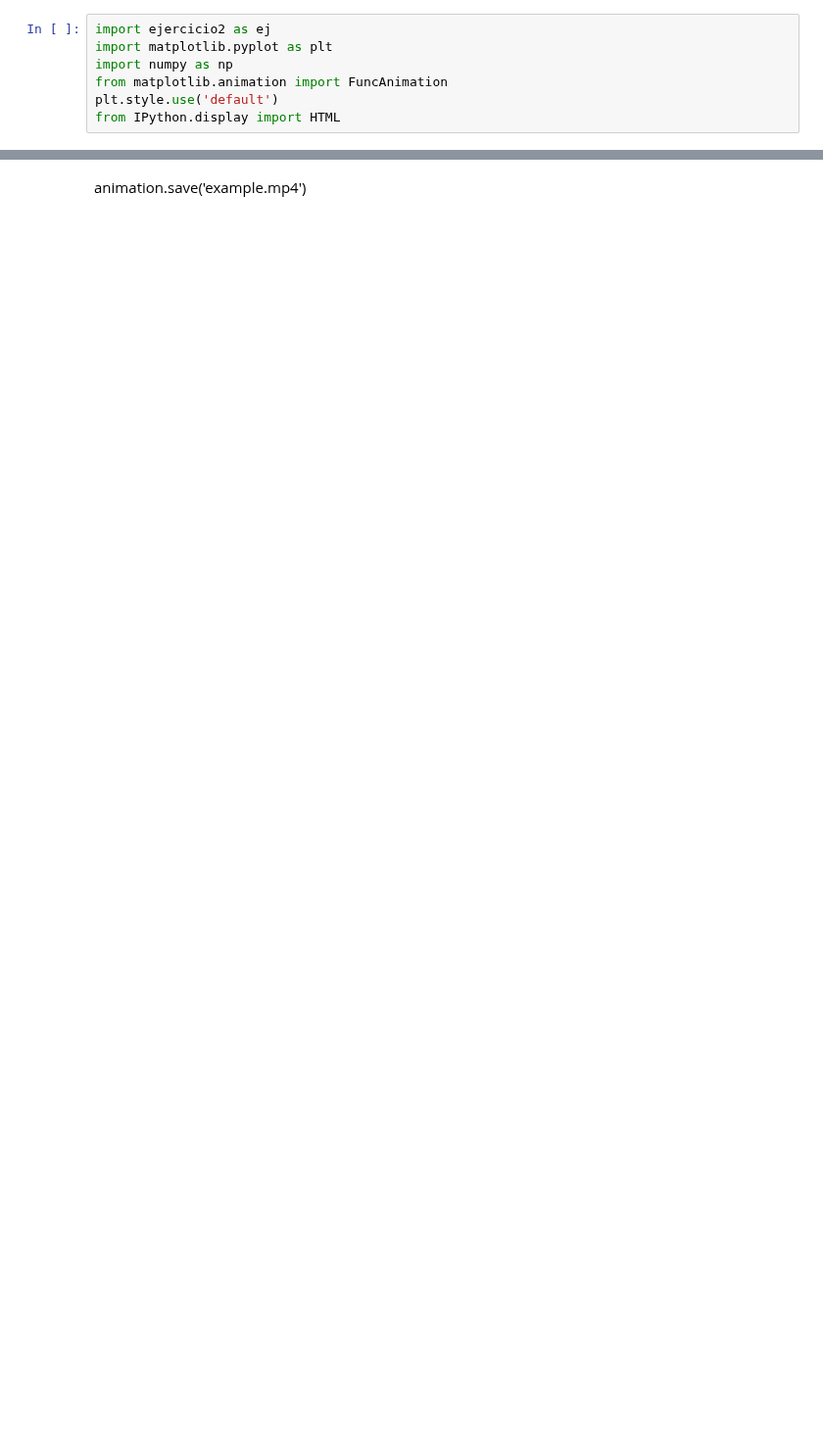
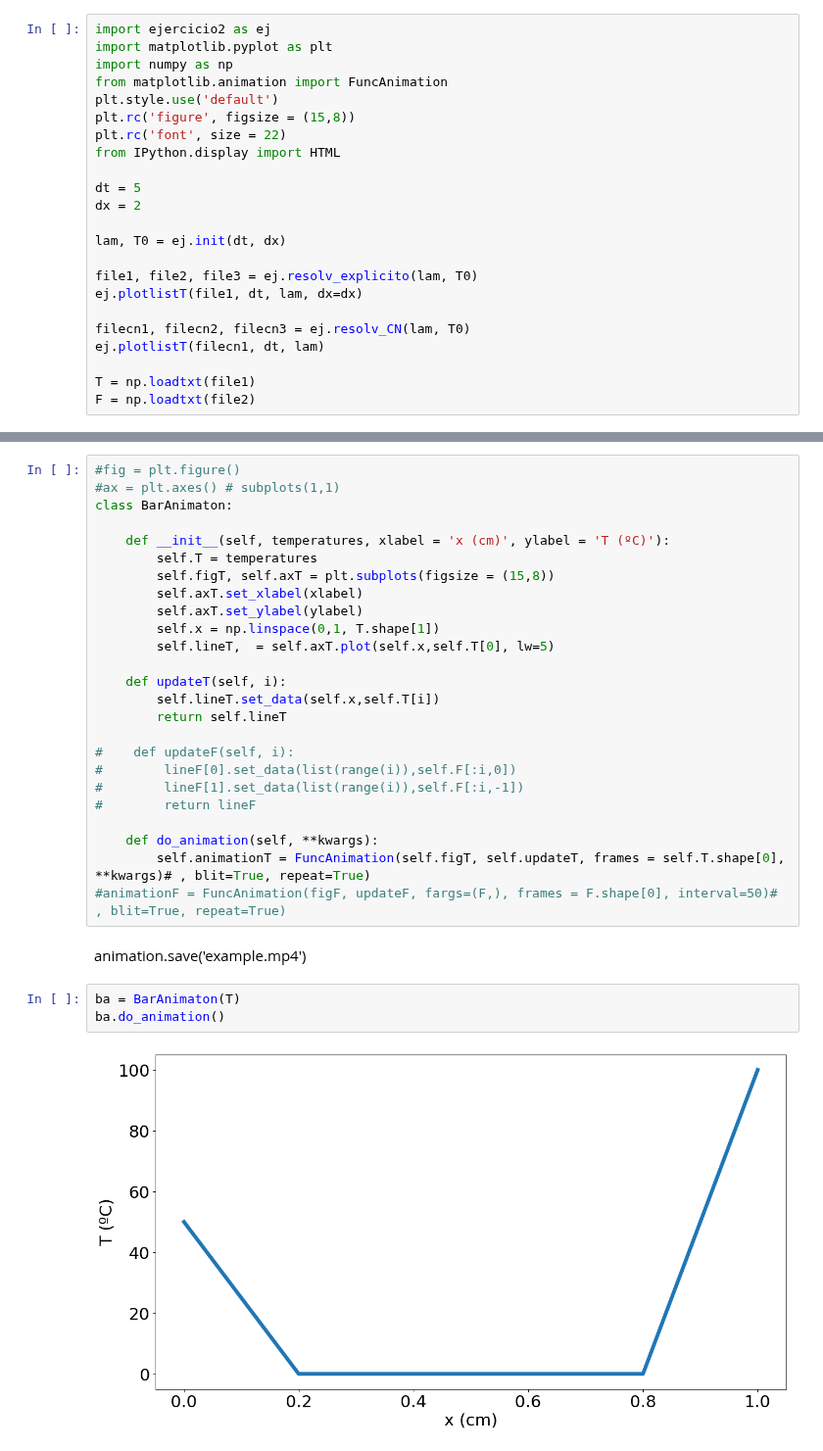
Before and after one commit to Modelizacion-de-Materiales/ModelizacionSolucionProblemas, a Jupyter notebook: Guia1-EcuacionesDerivadasParciales/Guia1_Python/Ejercicio2/Ejercicio2.ipynb, the cells around one changed output, grey strips where cells are left out. Shown at 98% size. Saved outputs shown, nothing was run; the diff lists cells and outputs as text; blank space fills up the shorter version.

Commit message:
notebook uses animation class for temperatures only

```diff
--- a/Guia1-EcuacionesDerivadasParciales/Guia1_Python/Ejercicio2/Ejercicio2.ipynb
+++ b/Guia1-EcuacionesDerivadasParciales/Guia1_Python/Ejercicio2/Ejercicio2.ipynb
@@ -4,4 +4,20 @@ import matplotlib.pyplot as plt
 import numpy as np
 from matplotlib.animation import FuncAnimation
 plt.style.use('default')
+plt.rc('figure', figsize = (15,8))
+plt.rc('font', size = 22)
 from IPython.display import HTML
+
+dt = 5
+dx = 2
+
+lam, T0 = ej.init(dt, dx)
+
+file1, file2, file3 = ej.resolv_explicito(lam, T0)
+ej.plotlistT(file1, dt, lam, dx=dx)
+
+filecn1, filecn2, filecn3 = ej.resolv_CN(lam, T0)
+ej.plotlistT(filecn1, dt, lam)
+
+T = np.loadtxt(file1)
+F = np.loadtxt(file2)
@@ -57,3 +27,33 @@ animation = FuncAnimation(fig, updatelines, fargs=(T,F,), frames = T.shape[0], i
+# %%
+#fig = plt.figure()
+#ax = plt.axes() # subplots(1,1)
+class BarAnimaton:
+
+    def __init__(self, temperatures, xlabel = 'x (cm)', ylabel = 'T (ºC)'):
+        self.T = temperatures
+        self.figT, self.axT = plt.subplots(figsize = (15,8))
+        self.axT.set_xlabel(xlabel)
+        self.axT.set_ylabel(ylabel)
+        self.x = np.linspace(0,1, T.shape[1])
+        self.lineT,  = self.axT.plot(self.x,self.T[0], lw=5)
+
+    def updateT(self, i):
+        self.lineT.set_data(self.x,self.T[i])
+        return self.lineT
+
+#    def updateF(self, i):
+#        lineF[0].set_data(list(range(i)),self.F[:i,0])
+#        lineF[1].set_data(list(range(i)),self.F[:i,-1])
+#        return lineF
+
+    def do_animation(self, **kwargs):
+        self.animationT = FuncAnimation(self.figT, self.updateT, frames = self.T.shape[0], **kwargs)# , blit=True, repeat=True)
+#animationF = FuncAnimation(figF, updateF, fargs=(F,), frames = F.shape[0], interval=50)# , blit=True, repeat=True)
 # %% [markdown]
 animation.save('example.mp4')
+# %%
+ba = BarAnimaton(T)
+ba.do_animation()
+# %% [output]
+[figure, added]
 # %%
```
Also changed, not shown: parts of 12 cells of this notebook.
